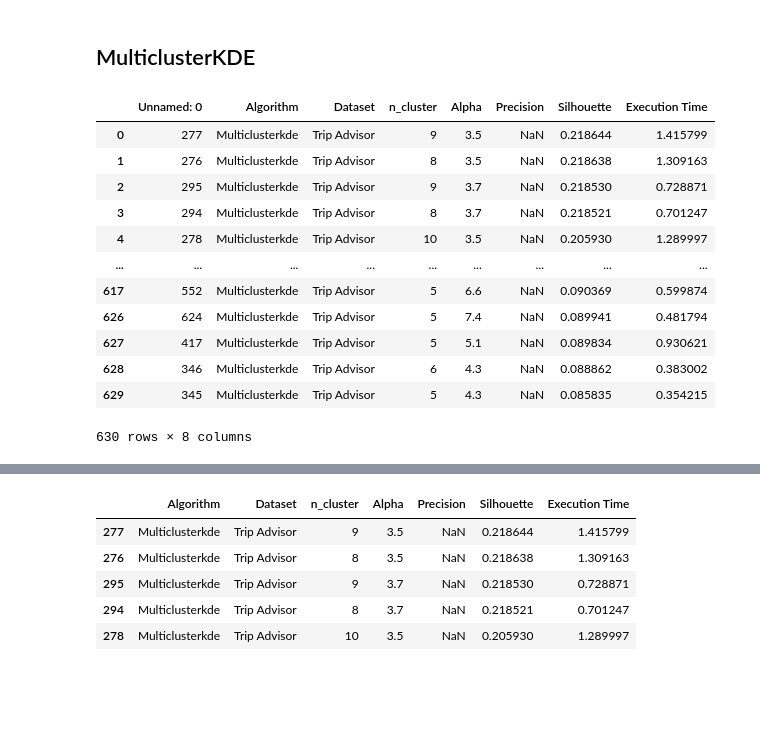
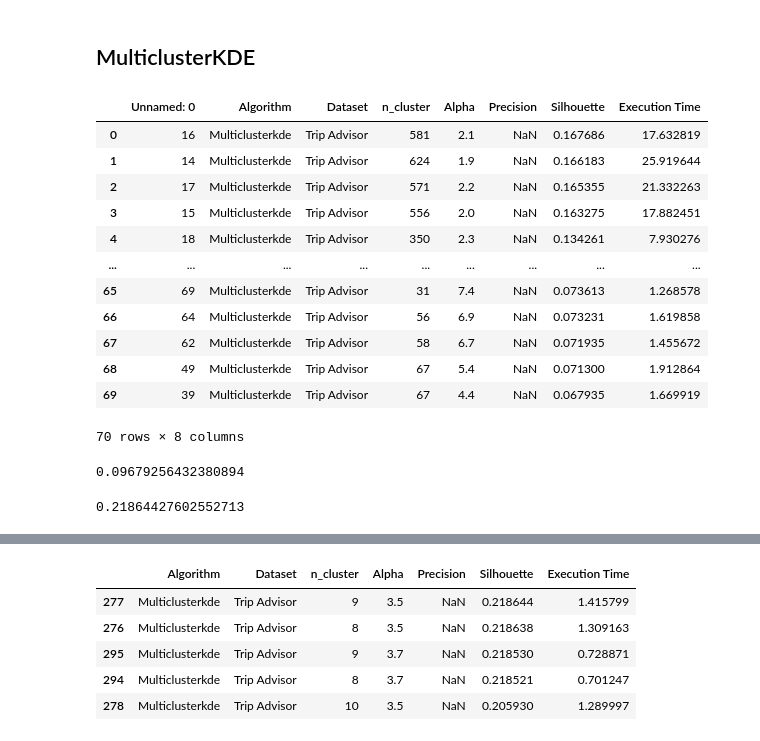
Before and after one commit to paulomuraroferreira/IMCKDE, a Jupyter notebook: Notebooks/clustering_tests_v2.ipynb, the cells around one changed output, grey strips where cells are left out. Cells and saved outputs as stored; diff of their text form; code cells hidden in the pictures; blank space fills up the shorter version.

```diff
--- a/Notebooks/clustering_tests_v2.ipynb
+++ b/Notebooks/clustering_tests_v2.ipynb
@@ -663,17 +699,27 @@ df_mckde.to_csv(os.path.join(PATH_RESULTS, 'trip_mckde.csv'))
 # %%
-df_mckde = pd.read_csv(os.path.join(PATH_RESULTS, 'trip_mckde.csv'))
+df_mckde = pd.read_csv(os.path.join(PATH_RESULTS, 'trip_mckde_v3.csv'))
 df_mckde.sort_values('Silhouette', ascending=False)
 # %% [output]
 |  | Unnamed: 0 | Algorithm | Dataset | n_cluster | Alpha | Precision | Silhouette | Execution Time |
-| 0 | 277 | Multiclusterkde | Trip Advisor | 9 | 3.5 | NaN | 0.218644 | 1.415799 |
-| 1 | 276 | Multiclusterkde | Trip Advisor | 8 | 3.5 | NaN | 0.218638 | 1.309163 |
-| 2 | 295 | Multiclusterkde | Trip Advisor | 9 | 3.7 | NaN | 0.218530 | 0.728871 |
-| 3 | 294 | Multiclusterkde | Trip Advisor | 8 | 3.7 | NaN | 0.218521 | 0.701247 |
-| 4 | 278 | Multiclusterkde | Trip Advisor | 10 | 3.5 | NaN | 0.205930 | 1.289997 |
+| 0 | 16 | Multiclusterkde | Trip Advisor | 581 | 2.1 | NaN | 0.167686 | 17.632819 |
+| 1 | 14 | Multiclusterkde | Trip Advisor | 624 | 1.9 | NaN | 0.166183 | 25.919644 |
+| 2 | 17 | Multiclusterkde | Trip Advisor | 571 | 2.2 | NaN | 0.165355 | 21.332263 |
+| 3 | 15 | Multiclusterkde | Trip Advisor | 556 | 2.0 | NaN | 0.163275 | 17.882451 |
+| 4 | 18 | Multiclusterkde | Trip Advisor | 350 | 2.3 | NaN | 0.134261 | 7.930276 |
 | ... | ... | ... | ... | ... | ... | ... | ... | ... |
-| 617 | 552 | Multiclusterkde | Trip Advisor | 5 | 6.6 | NaN | 0.090369 | 0.599874 |
-| 626 | 624 | Multiclusterkde | Trip Advisor | 5 | 7.4 | NaN | 0.089941 | 0.481794 |
-| 627 | 417 | Multiclusterkde | Trip Advisor | 5 | 5.1 | NaN | 0.089834 | 0.930621 |
-| 628 | 346 | Multiclusterkde | Trip Advisor | 6 | 4.3 | NaN | 0.088862 | 0.383002 |
-| 629 | 345 | Multiclusterkde | Trip Advisor | 5 | 4.3 | NaN | 0.085835 | 0.354215 |
+| 65 | 69 | Multiclusterkde | Trip Advisor | 31 | 7.4 | NaN | 0.073613 | 1.268578 |
+| 66 | 64 | Multiclusterkde | Trip Advisor | 56 | 6.9 | NaN | 0.073231 | 1.619858 |
+| 67 | 62 | Multiclusterkde | Trip Advisor | 58 | 6.7 | NaN | 0.071935 | 1.455672 |
+| 68 | 49 | Multiclusterkde | Trip Advisor | 67 | 5.4 | NaN | 0.071300 | 1.912864 |
+| 69 | 39 | Multiclusterkde | Trip Advisor | 67 | 4.4 | NaN | 0.067935 | 1.669919 |
-630 rows × 8 columns
+70 rows × 8 columns
+# %%
+mkde = multiclusterkdealgorithm(trip_adv, 1.5, nc=9000)
+silhouette_score(trip_adv, mkde['cluster'])
+# %% [output]
+0.09679256432380894
+# %%
+mkde = multiclusterkdealgorithm(trip_adv, 3.5, nc=9)
+silhouette_score(trip_adv, mkde['cluster'])
+# %% [output]
+0.21864427602552713
```
Also changed, not shown: parts of 11 cells of this notebook, 2 other files.
